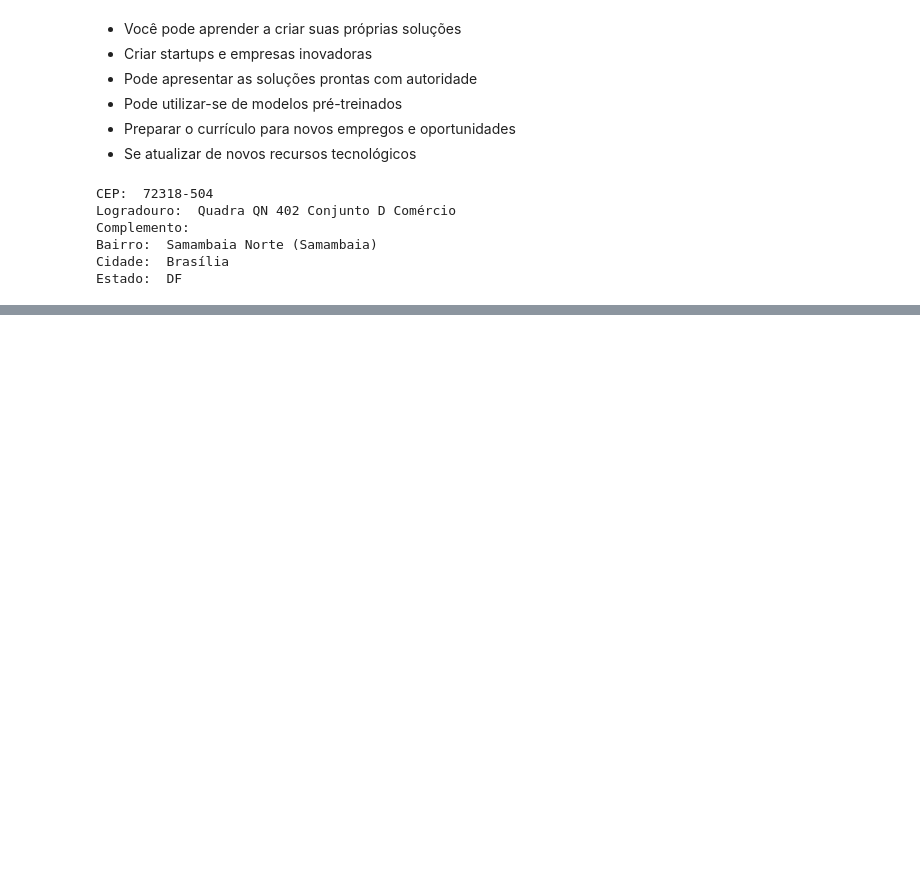
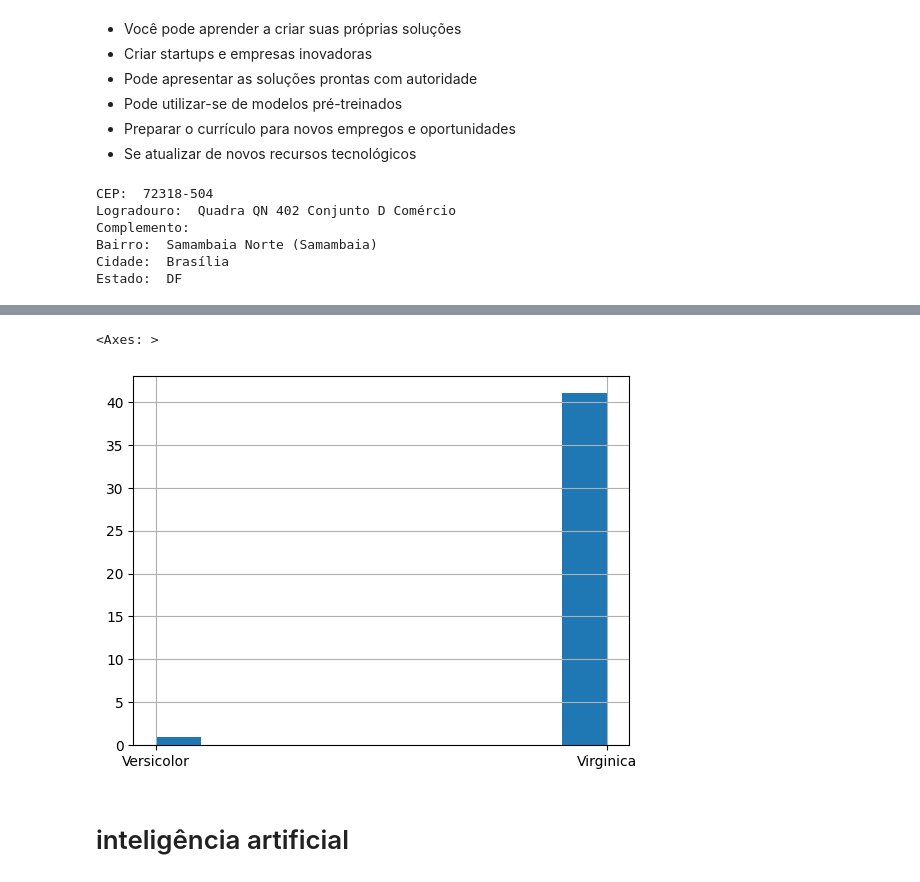
Before and after one commit to GLuizHB/semanatextmining, a Jupyter notebook: notebooks/aula1.ipynb, the cells around one changed output, grey strips where cells are left out. Drawn from its saved outputs; the diff is of its cells as text; code cells hidden in the pictures; blank space fills up the shorter version.

```diff
--- a/notebooks/aula1.ipynb
+++ b/notebooks/aula1.ipynb
@@ -46,0 +143,7 @@ Estado:  DF
+# %%
+df.query('petal_length > 5')['variety'].hist()
+# %% [output]
+<Axes: >
+[figure, added]
+# %% [markdown]
+# inteligência artificial
```
Also changed, not shown: parts of 19 cells of this notebook, 2 other files.
